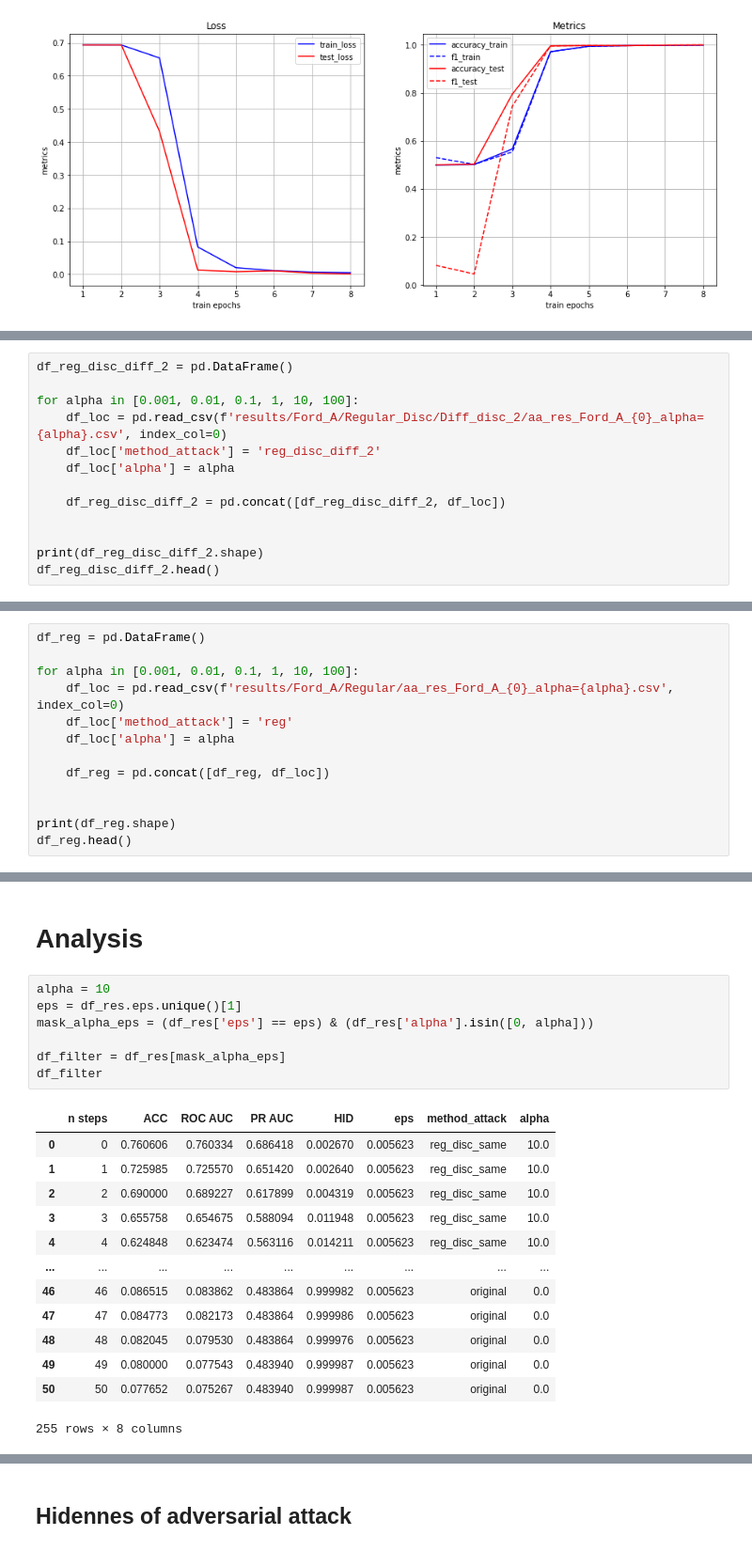
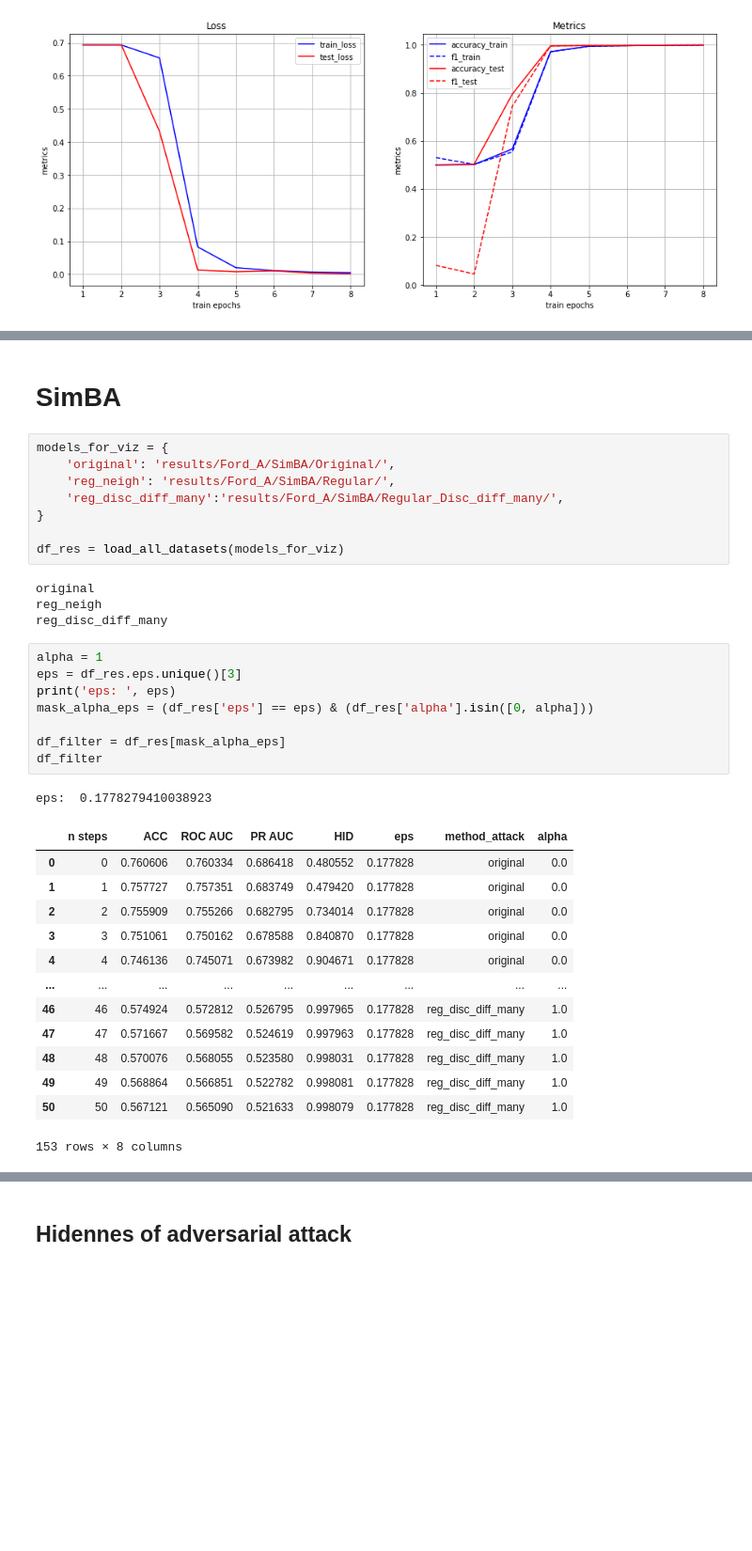
Before and after one commit to petrsokerin/Adversarial-Attacks, a Jupyter notebook: Vizual_reg_attack.ipynb, the cells around one changed output, grey strips where cells are left out. Shown at 94% size. Drawn from its saved outputs; the diff is of its cells as text; blank space fills up the shorter version.

```diff
--- a/Vizual_reg_attack.ipynb
+++ b/Vizual_reg_attack.ipynb
@@ -126,13 +69,0 @@ df_reg_disc_diff.head()
-# %%
-df_reg_disc_diff_2 = pd.DataFrame()
-
-for alpha in [0.001, 0.01, 0.1, 1, 10, 100]:
-    df_loc = pd.read_csv(f'results/Ford_A/Regular_Disc/Diff_disc_2/aa_res_Ford_A_{0}_alpha={alpha}.csv', index_col=0)
-    df_loc['method_attack'] = 'reg_disc_diff_2'
-    df_loc['alpha'] = alpha
-
-    df_reg_disc_diff_2 = pd.concat([df_reg_disc_diff_2, df_loc])
-
-
-print(df_reg_disc_diff_2.shape)
-df_reg_disc_diff_2.head()
@@ -147,13 +69,0 @@ df_reg_disc_diff_2.head()
-# %%
-df_reg = pd.DataFrame()
-
-for alpha in [0.001, 0.01, 0.1, 1, 10, 100]:
-    df_loc = pd.read_csv(f'results/Ford_A/Regular/aa_res_Ford_A_{0}_alpha={alpha}.csv', index_col=0)
-    df_loc['method_attack'] = 'reg'
-    df_loc['alpha'] = alpha
-
-    df_reg = pd.concat([df_reg, df_loc])
-
-
-print(df_reg.shape)
-df_reg.head()
@@ -193,23 +196,37 @@ df_res.head()
 # %% [markdown]
-# Analysis
+# SimBA
+# %%
+models_for_viz = {
+    'original': 'results/Ford_A/SimBA/Original/',
+    'reg_neigh': 'results/Ford_A/SimBA/Regular/',
+    'reg_disc_diff_many':'results/Ford_A/SimBA/Regular_Disc_diff_many/',
+}
+
+df_res = load_all_datasets(models_for_viz)
+# %% [output]
+original
+reg_neigh
+reg_disc_diff_many
 # %%
-alpha = 10
-eps = df_res.eps.unique()[1]
+alpha = 1
+eps = df_res.eps.unique()[3]
+print('eps: ', eps)
 mask_alpha_eps = (df_res['eps'] == eps) & (df_res['alpha'].isin([0, alpha]))
 
 df_filter = df_res[mask_alpha_eps]
 df_filter
 # %% [output]
+eps:  0.1778279410038923
 |  | n steps | ACC | ROC AUC | PR AUC | HID | eps | method_attack | alpha |
-| 0 | 0 | 0.760606 | 0.760334 | 0.686418 | 0.002670 | 0.005623 | reg_disc_same | 10.0 |
-| 1 | 1 | 0.725985 | 0.725570 | 0.651420 | 0.002640 | 0.005623 | reg_disc_same | 10.0 |
-| 2 | 2 | 0.690000 | 0.689227 | 0.617899 | 0.004319 | 0.005623 | reg_disc_same | 10.0 |
-| 3 | 3 | 0.655758 | 0.654675 | 0.588094 | 0.011948 | 0.005623 | reg_disc_same | 10.0 |
-| 4 | 4 | 0.624848 | 0.623474 | 0.563116 | 0.014211 | 0.005623 | reg_disc_same | 10.0 |
+| 0 | 0 | 0.760606 | 0.760334 | 0.686418 | 0.480552 | 0.177828 | original | 0.0 |
+| 1 | 1 | 0.757727 | 0.757351 | 0.683749 | 0.479420 | 0.177828 | original | 0.0 |
+| 2 | 2 | 0.755909 | 0.755266 | 0.682795 | 0.734014 | 0.177828 | original | 0.0 |
+| 3 | 3 | 0.751061 | 0.750162 | 0.678588 | 0.840870 | 0.177828 | original | 0.0 |
+| 4 | 4 | 0.746136 | 0.745071 | 0.673982 | 0.904671 | 0.177828 | original | 0.0 |
 | ... | ... | ... | ... | ... | ... | ... | ... | ... |
-| 46 | 46 | 0.086515 | 0.083862 | 0.483864 | 0.999982 | 0.005623 | original | 0.0 |
-| 47 | 47 | 0.084773 | 0.082173 | 0.483864 | 0.999986 | 0.005623 | original | 0.0 |
-| 48 | 48 | 0.082045 | 0.079530 | 0.483864 | 0.999976 | 0.005623 | original | 0.0 |
-| 49 | 49 | 0.080000 | 0.077543 | 0.483940 | 0.999987 | 0.005623 | original | 0.0 |
-| 50 | 50 | 0.077652 | 0.075267 | 0.483940 | 0.999987 | 0.005623 | original | 0.0 |
+| 46 | 46 | 0.574924 | 0.572812 | 0.526795 | 0.997965 | 0.177828 | reg_disc_diff_many | 1.0 |
+| 47 | 47 | 0.571667 | 0.569582 | 0.524619 | 0.997963 | 0.177828 | reg_disc_diff_many | 1.0 |
+| 48 | 48 | 0.570076 | 0.568055 | 0.523580 | 0.998031 | 0.177828 | reg_disc_diff_many | 1.0 |
+| 49 | 49 | 0.568864 | 0.566851 | 0.522782 | 0.998081 | 0.177828 | reg_disc_diff_many | 1.0 |
+| 50 | 50 | 0.567121 | 0.565090 | 0.521633 | 0.998079 | 0.177828 | reg_disc_diff_many | 1.0 |
-255 rows × 8 columns
+153 rows × 8 columns
```
Also changed, not shown: parts of 25 cells of this notebook, 1 other file.
